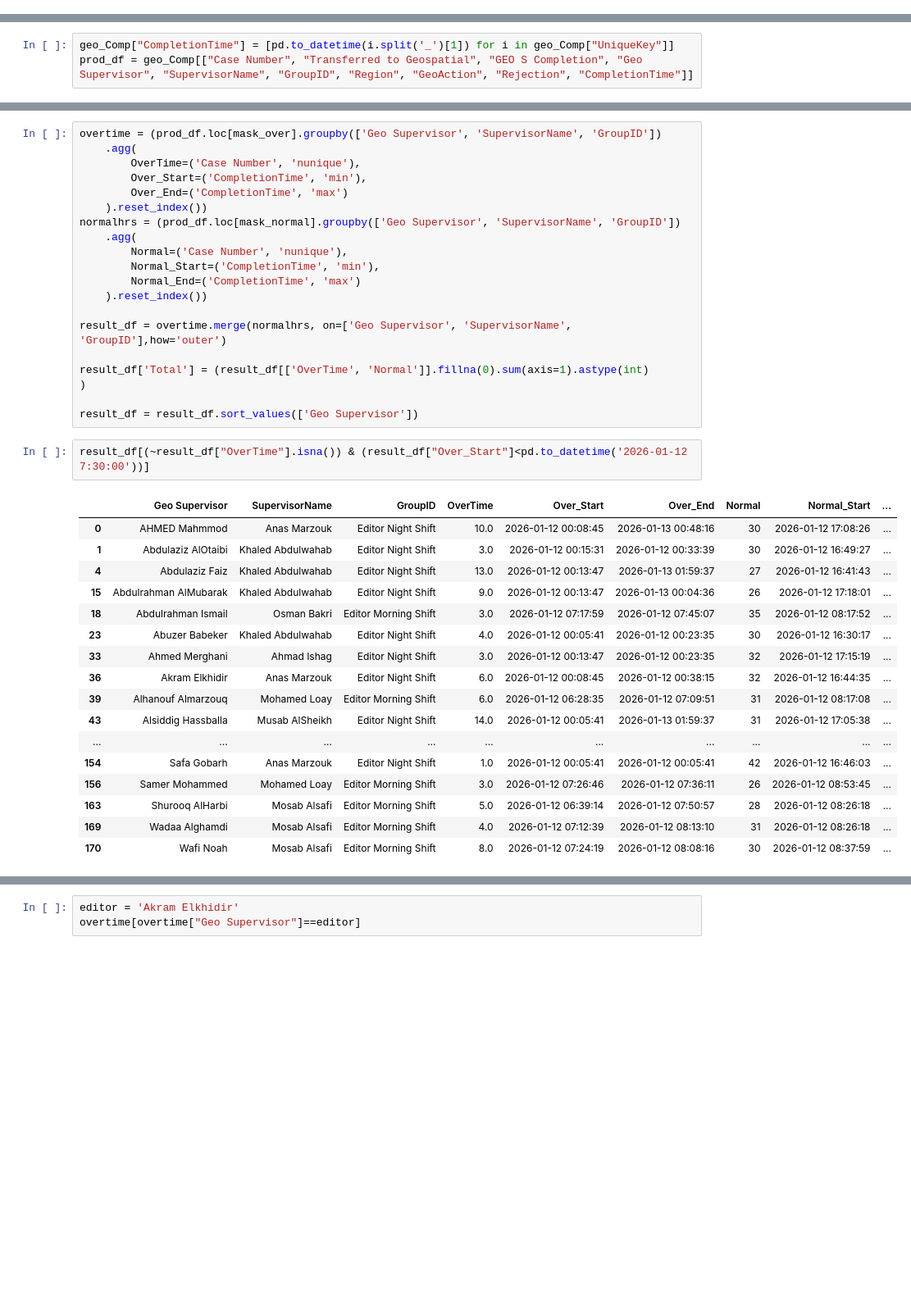
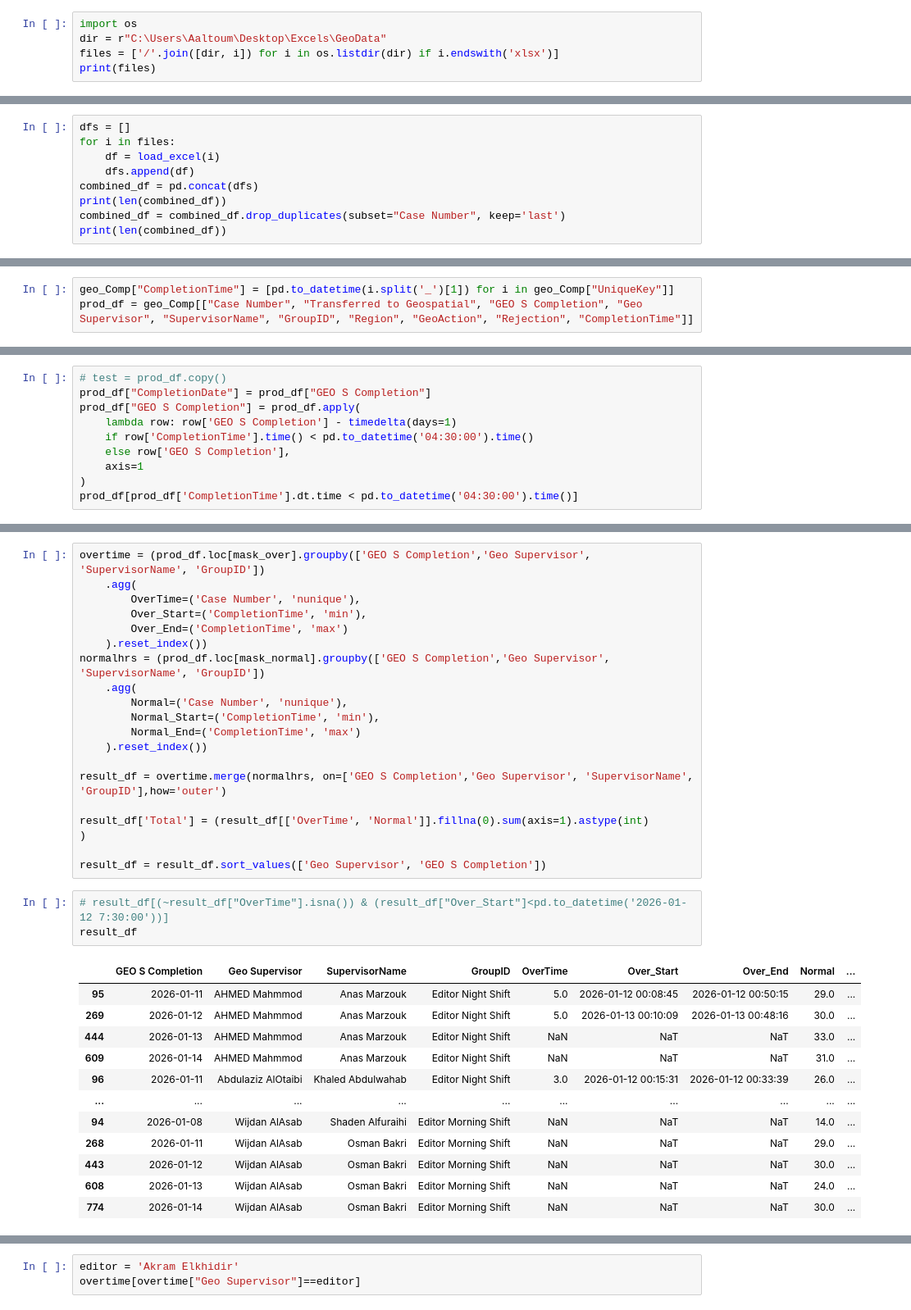
Before and after one commit to AymanSD/Editors-Evaluation, a Jupyter notebook: Evaluation.ipynb, the cells around one changed output, grey strips where cells are left out. Shown at 82% size. Drawn from its saved outputs; the diff is of its cells as text; blank space fills up the shorter version.

```diff
--- a/Evaluation.ipynb
+++ b/Evaluation.ipynb
@@ -446,0 +286,5 @@ assignment
+# %%
+import os
+dir = r"C:\Users\Aaltoum\Desktop\Excels\GeoData"
+files = ['/'.join([dir, i]) for i in os.listdir(dir) if i.endswith('xlsx')]
+print(files)
@@ -446,0 +293,9 @@ assignment
+# %%
+dfs = []
+for i in files:
+    df = load_excel(i)
+    dfs.append(df)
+combined_df = pd.concat(dfs)
+print(len(combined_df))
+combined_df = combined_df.drop_duplicates(subset="Case Number", keep='last')
+print(len(combined_df))
@@ -841,0 +726,10 @@ prod_df.head()
+# %%
+# test = prod_df.copy()
+prod_df["CompletionDate"] = prod_df["GEO S Completion"]
+prod_df["GEO S Completion"] = prod_df.apply(
+    lambda row: row['GEO S Completion'] - timedelta(days=1)
+    if row['CompletionTime'].time() < pd.to_datetime('04:30:00').time()
+    else row['GEO S Completion'],
+    axis=1
+)
+prod_df[prod_df['CompletionTime'].dt.time < pd.to_datetime('04:30:00').time()]
@@ -888,40 +795,36 @@ result_df.head(20)
 # %%
-overtime = (prod_df.loc[mask_over].groupby(['Geo Supervisor', 'SupervisorName', 'GroupID'])
+overtime = (prod_df.loc[mask_over].groupby(['GEO S Completion','Geo Supervisor', 'SupervisorName', 'GroupID'])
     .agg(
         OverTime=('Case Number', 'nunique'),
         Over_Start=('CompletionTime', 'min'),
         Over_End=('CompletionTime', 'max')
     ).reset_index())
-normalhrs = (prod_df.loc[mask_normal].groupby(['Geo Supervisor', 'SupervisorName', 'GroupID'])
+normalhrs = (prod_df.loc[mask_normal].groupby(['GEO S Completion','Geo Supervisor', 'SupervisorName', 'GroupID'])
     .agg(
         Normal=('Case Number', 'nunique'),
         Normal_Start=('CompletionTime', 'min'),
         Normal_End=('CompletionTime', 'max')
     ).reset_index())
 
-result_df = overtime.merge(normalhrs, on=['Geo Supervisor', 'SupervisorName', 'GroupID'],how='outer')
+result_df = overtime.merge(normalhrs, on=['GEO S Completion','Geo Supervisor', 'SupervisorName', 'GroupID'],how='outer')
 
 result_df['Total'] = (result_df[['OverTime', 'Normal']].fillna(0).sum(axis=1).astype(int)
 )
 
-result_df = result_df.sort_values(['Geo Supervisor'])
+result_df = result_df.sort_values(['Geo Supervisor', 'GEO S Completion'])
 # %%
-result_df[(~result_df["OverTime"].isna()) & (result_df["Over_Start"]<pd.to_datetime('2026-01-12 7:30:00'))]
+# result_df[(~result_df["OverTime"].isna()) & (result_df["Over_Start"]<pd.to_datetime('2026-01-12 7:30:00'))]
+result_df
 # %% [output]
-|  | Geo Supervisor | SupervisorName | GroupID | OverTime | Over_Start | Over_End | Normal | Normal_Start | ... |
-| 0 | AHMED Mahmmod | Anas Marzouk | Editor Night Shift | 10.0 | 2026-01-12 00:08:45 | 2026-01-13 00:48:16 | 30 | 2026-01-12 17:08:26 | ... |
-| 1 | Abdulaziz AlOtaibi | Khaled Abdulwahab | Editor Night Shift | 3.0 | 2026-01-12 00:15:31 | 2026-01-12 00:33:39 | 30 | 2026-01-12 16:49:27 | ... |
-| 4 | Abdulaziz Faiz | Khaled Abdulwahab | Editor Night Shift | 13.0 | 2026-01-12 00:13:47 | 2026-01-13 01:59:37 | 27 | 2026-01-12 16:41:43 | ... |
-| 15 | Abdulrahman AlMubarak | Khaled Abdulwahab | Editor Night Shift | 9.0 | 2026-01-12 00:13:47 | 2026-01-13 00:04:36 | 26 | 2026-01-12 17:18:01 | ... |
-| 18 | Abdulrahman Ismail | Osman Bakri | Editor Morning Shift | 3.0 | 2026-01-12 07:17:59 | 2026-01-12 07:45:07 | 35 | 2026-01-12 08:17:52 | ... |
-| 23 | Abuzer Babeker | Khaled Abdulwahab | Editor Night Shift | 4.0 | 2026-01-12 00:05:41 | 2026-01-12 00:23:35 | 30 | 2026-01-12 16:30:17 | ... |
-| 33 | Ahmed Merghani | Ahmad Ishag | Editor Night Shift | 3.0 | 2026-01-12 00:13:47 | 2026-01-12 00:23:35 | 32 | 2026-01-12 17:15:19 | ... |
-| 36 | Akram Elkhidir | Anas Marzouk | Editor Night Shift | 6.0 | 2026-01-12 00:08:45 | 2026-01-12 00:38:15 | 32 | 2026-01-12 16:44:35 | ... |
-| 39 | Alhanouf Almarzouq | Mohamed Loay | Editor Morning Shift | 6.0 | 2026-01-12 06:28:35 | 2026-01-12 07:09:51 | 31 | 2026-01-12 08:17:08 | ... |
-| 43 | Alsiddig Hassballa | Musab AlSheikh | Editor Night Shift | 14.0 | 2026-01-12 00:05:41 | 2026-01-13 01:59:37 | 31 | 2026-01-12 17:05:38 | ... |
+|  | GEO S Completion | Geo Supervisor | SupervisorName | GroupID | OverTime | Over_Start | Over_End | Normal | ... |
+| 95 | 2026-01-11 | AHMED Mahmmod | Anas Marzouk | Editor Night Shift | 5.0 | 2026-01-12 00:08:45 | 2026-01-12 00:50:15 | 29.0 | ... |
+| 269 | 2026-01-12 | AHMED Mahmmod | Anas Marzouk | Editor Night Shift | 5.0 | 2026-01-13 00:10:09 | 2026-01-13 00:48:16 | 30.0 | ... |
+| 444 | 2026-01-13 | AHMED Mahmmod | Anas Marzouk | Editor Night Shift | NaN | NaT | NaT | 33.0 | ... |
+| 609 | 2026-01-14 | AHMED Mahmmod | Anas Marzouk | Editor Night Shift | NaN | NaT | NaT | 31.0 | ... |
+| 96 | 2026-01-11 | Abdulaziz AlOtaibi | Khaled Abdulwahab | Editor Night Shift | 3.0 | 2026-01-12 00:15:31 | 2026-01-12 00:33:39 | 26.0 | ... |
 | ... | ... | ... | ... | ... | ... | ... | ... | ... | ... |
-| 154 | Safa Gobarh | Anas Marzouk | Editor Night Shift | 1.0 | 2026-01-12 00:05:41 | 2026-01-12 00:05:41 | 42 | 2026-01-12 16:46:03 | ... |
-| 156 | Samer Mohammed | Mohamed Loay | Editor Morning Shift | 3.0 | 2026-01-12 07:26:46 | 2026-01-12 07:36:11 | 26 | 2026-01-12 08:53:45 | ... |
-| 163 | Shurooq AlHarbi | Mosab Alsafi | Editor Morning Shift | 5.0 | 2026-01-12 06:39:14 | 2026-01-12 07:50:57 | 28 | 2026-01-12 08:26:18 | ... |
-| 169 | Wadaa Alghamdi | Mosab Alsafi | Editor Morning Shift | 4.0 | 2026-01-12 07:12:39 | 2026-01-12 08:13:10 | 31 | 2026-01-12 08:26:18 | ... |
-| 170 | Wafi Noah | Mosab Alsafi | Editor Morning Shift | 8.0 | 2026-01-12 07:24:19 | 2026-01-12 08:08:16 | 30 | 2026-01-12 08:37:59 | ... |
+| 94 | 2026-01-08 | Wijdan AlAsab | Shaden Alfuraihi | Editor Morning Shift | NaN | NaT | NaT | 14.0 | ... |
+| 268 | 2026-01-11 | Wijdan AlAsab | Osman Bakri | Editor Morning Shift | NaN | NaT | NaT | 29.0 | ... |
+| 443 | 2026-01-12 | Wijdan AlAsab | Osman Bakri | Editor Morning Shift | NaN | NaT | NaT | 30.0 | ... |
+| 608 | 2026-01-13 | Wijdan AlAsab | Osman Bakri | Editor Morning Shift | NaN | NaT | NaT | 24.0 | ... |
+| 774 | 2026-01-14 | Wijdan AlAsab | Osman Bakri | Editor Morning Shift | NaN | NaT | NaT | 30.0 | ... |
```
Also changed, not shown: parts of 63 cells of this notebook, 5 other files.
